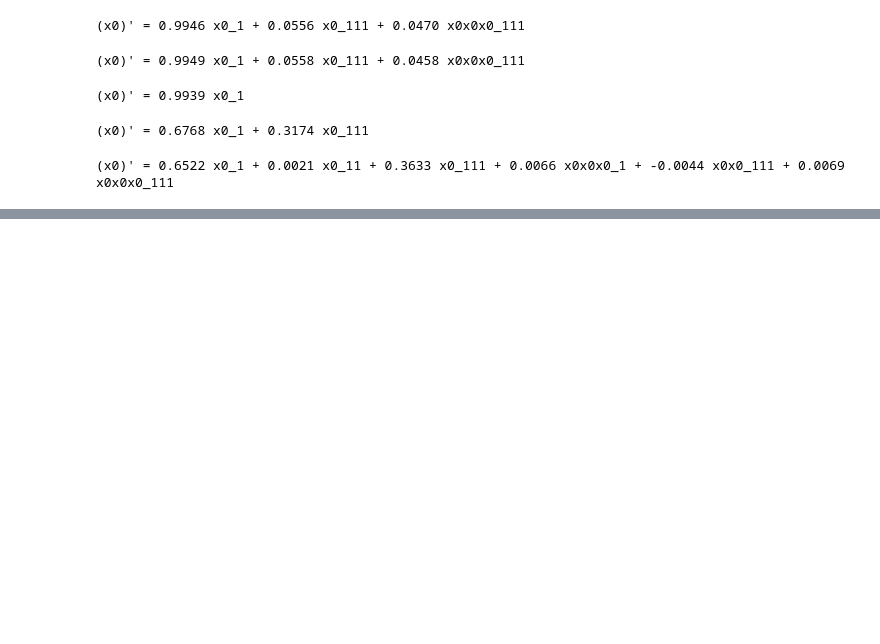
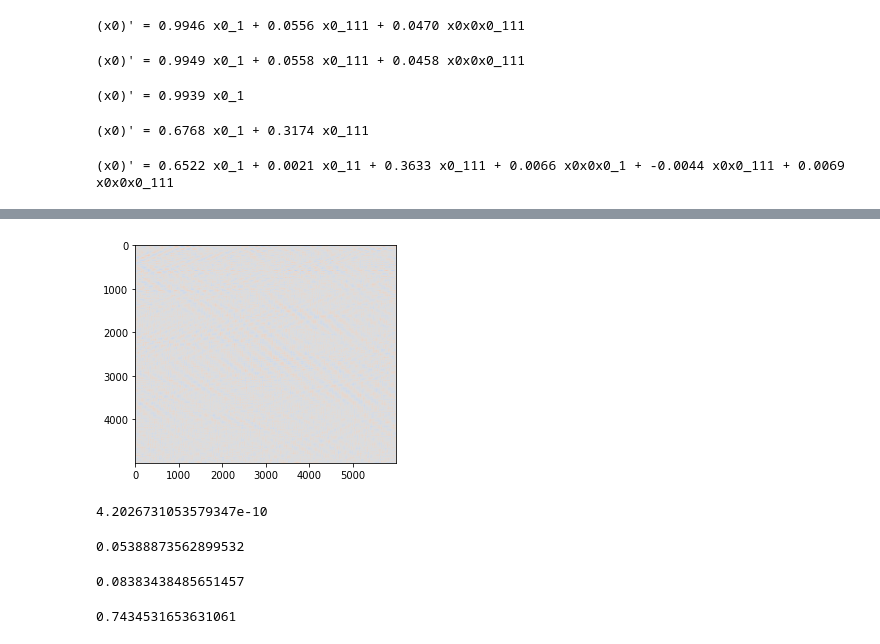
Before and after one commit to Laurd11/sindy-das-new, a Jupyter notebook: final_model_ensemble.ipynb, the cells around one changed output, grey strips where cells are left out. Drawn from its saved outputs; the diff is of its cells as text; code cells hidden in the pictures; blank space fills up the shorter version.

```diff
--- a/final_model_ensemble.ipynb
+++ b/final_model_ensemble.ipynb
@@ -120,0 +153,21 @@ hh.shape
+# %%
+plt.imshow(dudt-ut,vmin=-0.1,vmax=0.1,cmap="coolwarm")
+plt.show()
+# %% [output]
+[figure, added]
+# %%
+np.amin(np.abs(dudt-ut))
+# %% [output]
+4.2026731053579347e-10
+# %%
+np.amax(np.abs(dudt-ut))
+# %% [output]
+0.05388873562899532
+# %%
+np.amax(np.abs(ut))
+# %% [output]
+0.08383438485651457
+# %%
+np.mean(np.abs(dudt-ut))/np.mean(np.abs(ut))
+# %% [output]
+0.7434531653631061
```
Also changed, not shown: parts of 9 cells of this notebook, 3 other files.
